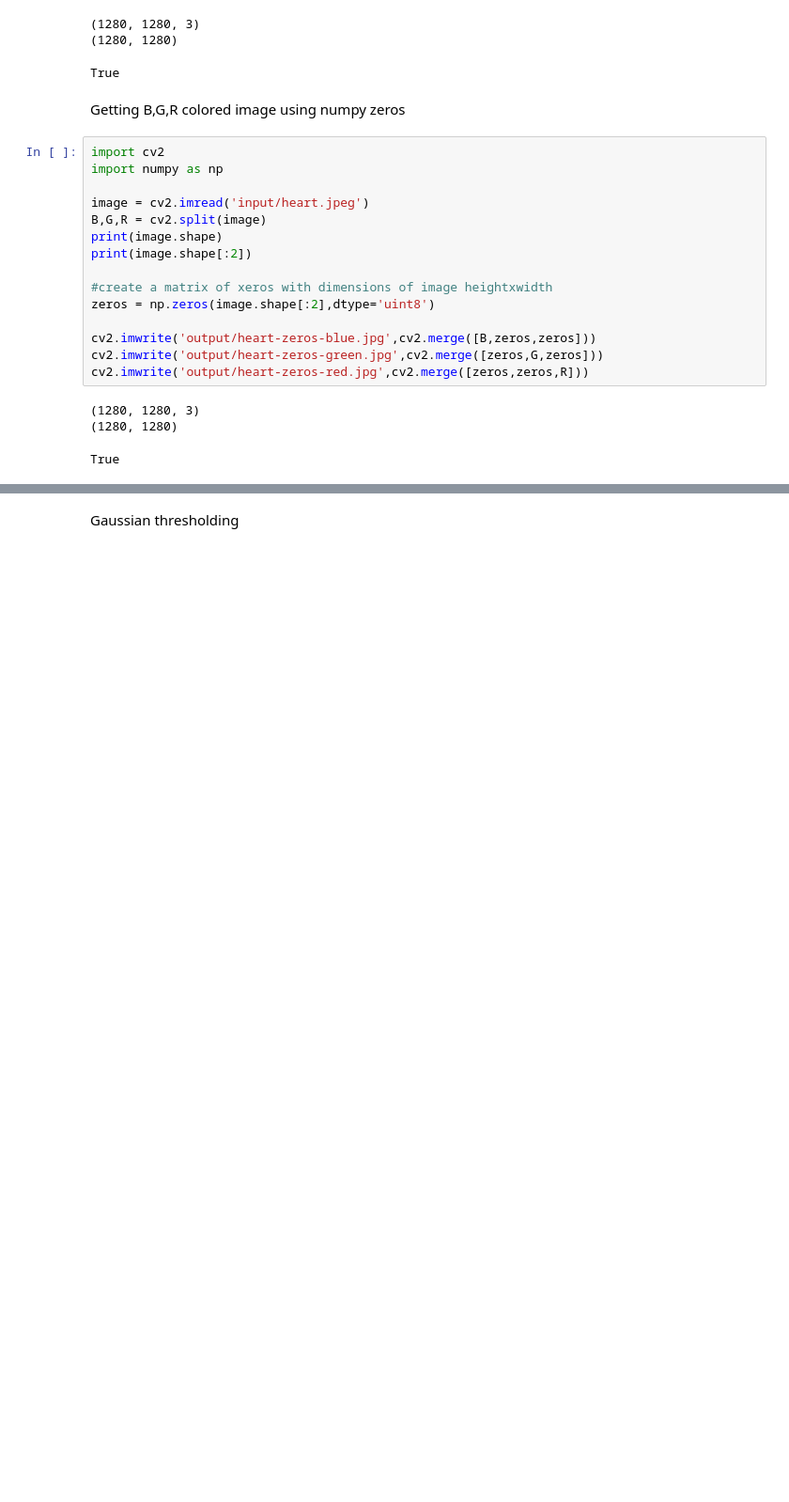
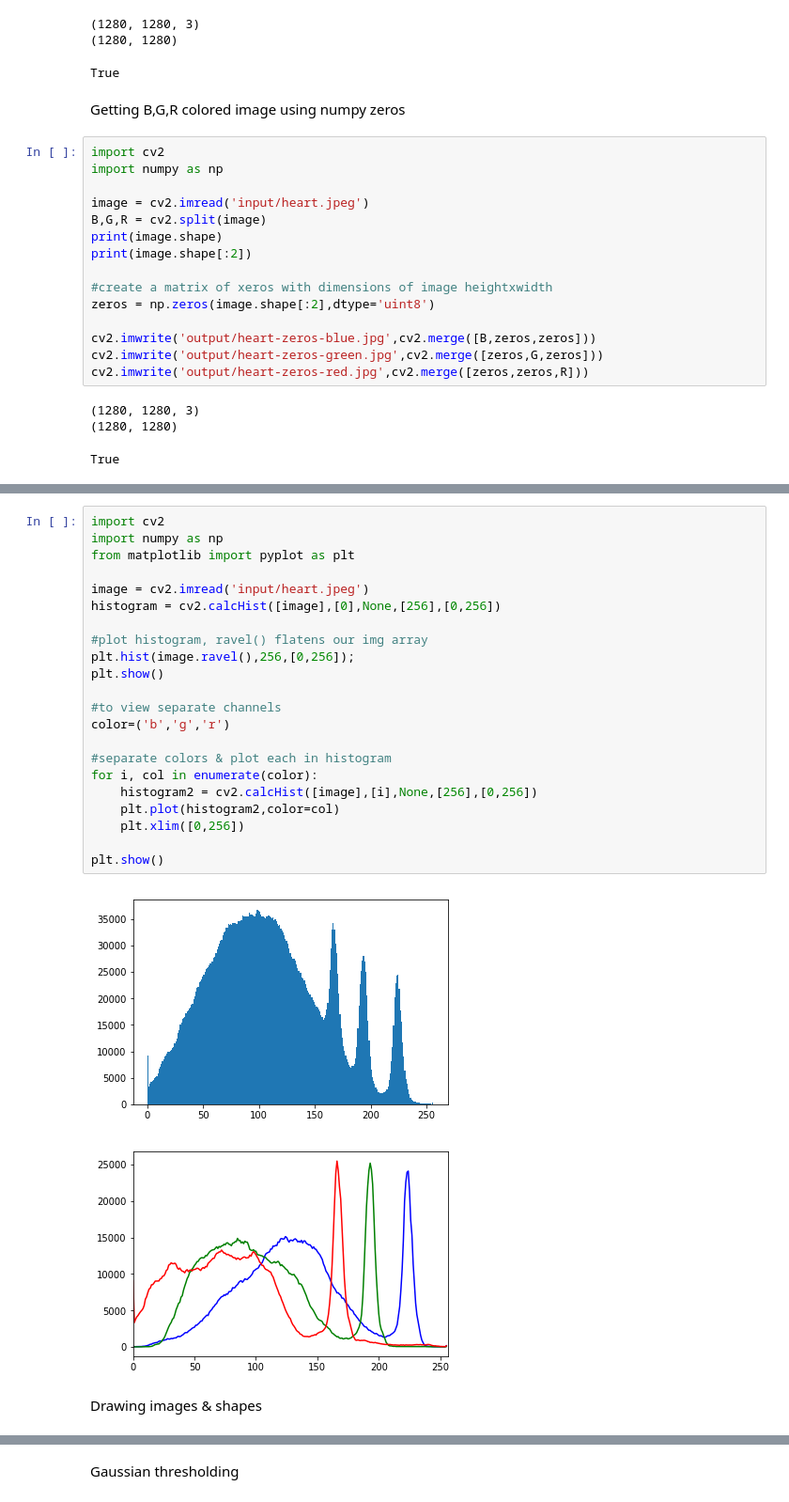
Before and after one commit to lakshmipriya04/ComputerVision, a Jupyter notebook: image processing.ipynb, the cells around one changed output, grey strips where cells are left out. Shown at 94% size. Saved outputs shown, nothing was run; the diff lists cells and outputs as text; blank space fills up the shorter version.

```diff
--- a/image processing.ipynb
+++ b/image processing.ipynb
@@ -114,0 +125,27 @@ True
+# %%
+import cv2
+import numpy as np
+from matplotlib import pyplot as plt
+
+image = cv2.imread('input/heart.jpeg')
+histogram = cv2.calcHist([image],[0],None,[256],[0,256])
+
+#plot histogram, ravel() flatens our img array
+plt.hist(image.ravel(),256,[0,256]);
+plt.show()
+
+#to view separate channels
+color=('b','g','r')
+
+#separate colors & plot each in histogram
+for i, col in enumerate(color):
+    histogram2 = cv2.calcHist([image],[i],None,[256],[0,256])
+    plt.plot(histogram2,color=col)
+    plt.xlim([0,256])
+
+plt.show()
+# %% [output]
+[figure, added]
+[figure, added]
+# %% [markdown]
+Drawing images & shapes
```
Also changed, not shown: parts of 13 cells of this notebook, 7 other files.
